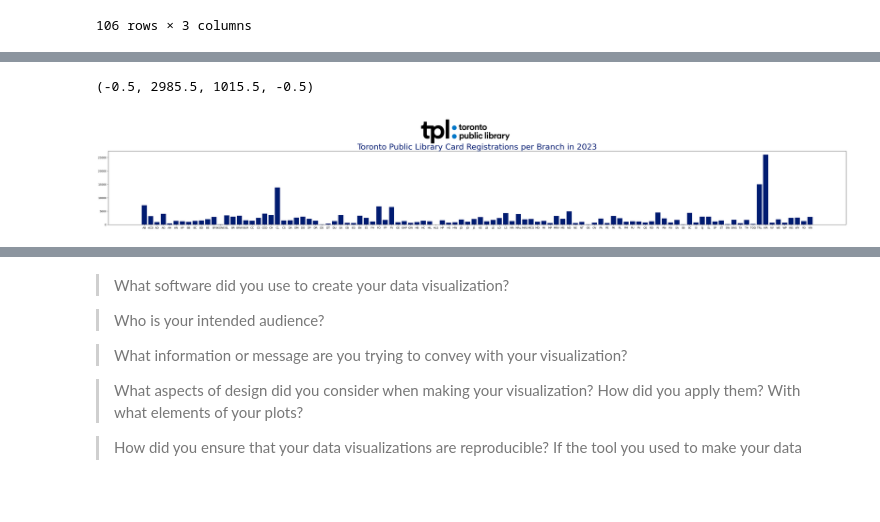
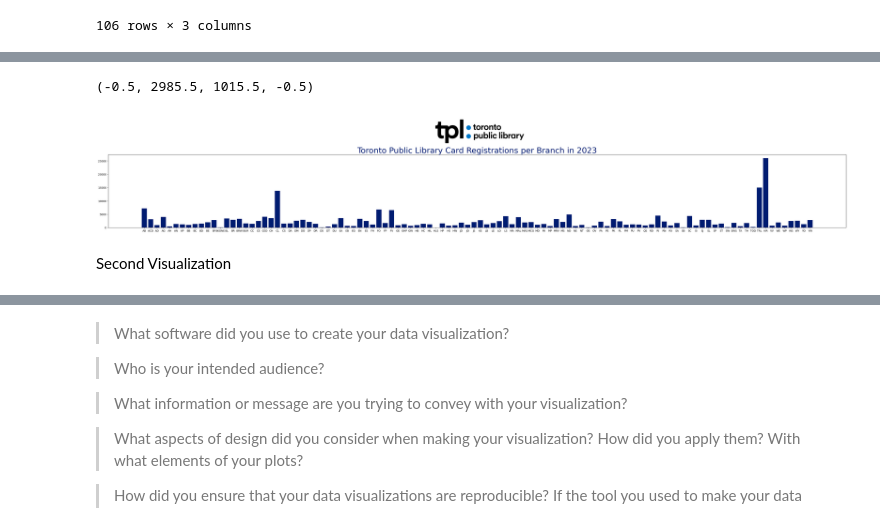
Before and after one commit to andreaholstein/visualization, a Jupyter notebook: 02_activities/assignments/Assignment3_Viz.ipynb, the cells around one changed output, grey strips where cells are left out. Drawn from its saved outputs; the diff is of its cells as text; code cells hidden in the pictures; blank space fills up the shorter version.

Commit message:
Complete Graphs for 2013 and 2023 Registration/Branch

```diff
--- a/02_activities/assignments/Assignment3_Viz.ipynb
+++ b/02_activities/assignments/Assignment3_Viz.ipynb
@@ -64,30 +68,33 @@ Text(0, 0.5, 'Registrations')
 # %%
 # Plot bar graph with TPL branch names and their card registrations in 2023
 x = card_reg['BranchCode']
 y = card_reg['Registrations']
 
 
 fig, ax = plt.subplots(figsize=(50,5))
 ax.bar(
     x,
     y,
     color = "#001c71",
 
     )
 
 # Adding title
 ax.set_title("Toronto Public Library Card Registrations per Branch in 2023",
         color = "#001c71",
+        ha = "center",
         size = 30)
 
 
 # Load TPL logo
 response = requests.get('https://upload.wikimedia.org/wikipedia/commons/4/47/Toronto_Public_Library_Logo.png')
 image_file = BytesIO(response.content)
 image = Image.open(image_file)
-ax_image = fig.add_axes([0.1, 0.91, 0.8, 0.35])
+ax_image = fig.add_axes([0.1, 0.95, 0.83, 0.35])
 ax_image.imshow(image)
 ax_image.axis("off") # take ticks and border off image
 # %% [output]
 (-0.5, 2985.5, 1015.5, -0.5)
-[figure, old version]
+[figure, new version]
+# %% [markdown]
+Second Visualization
```
Also changed, not shown: parts of 12 cells of this notebook.
